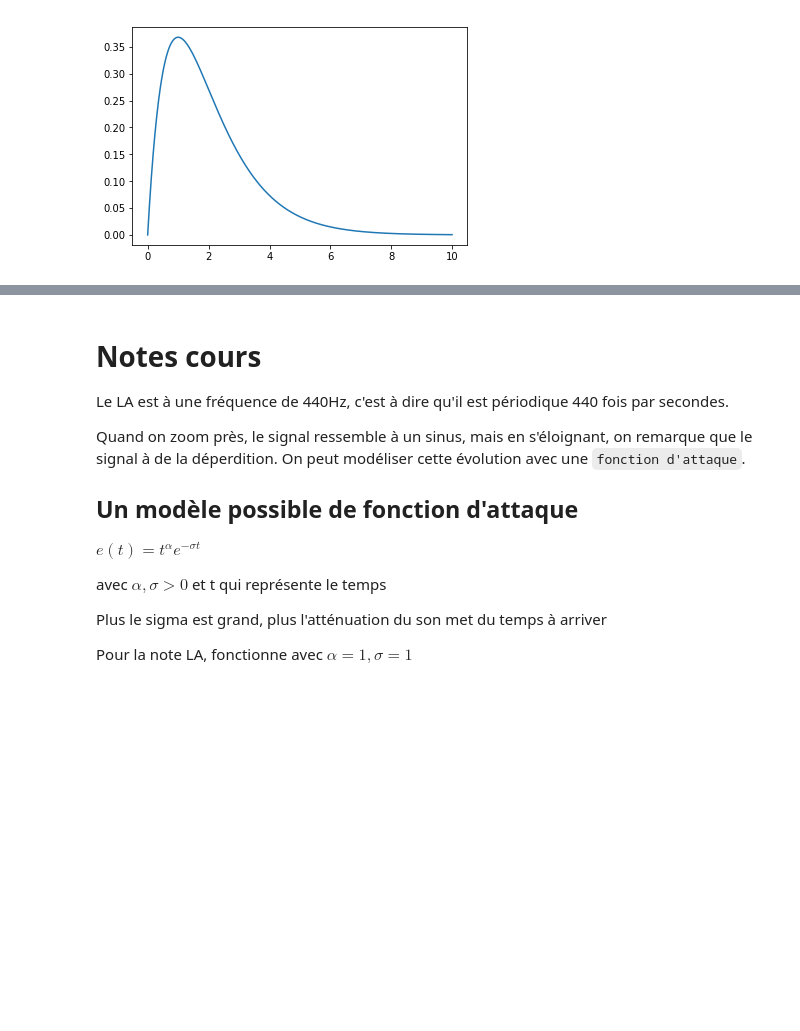
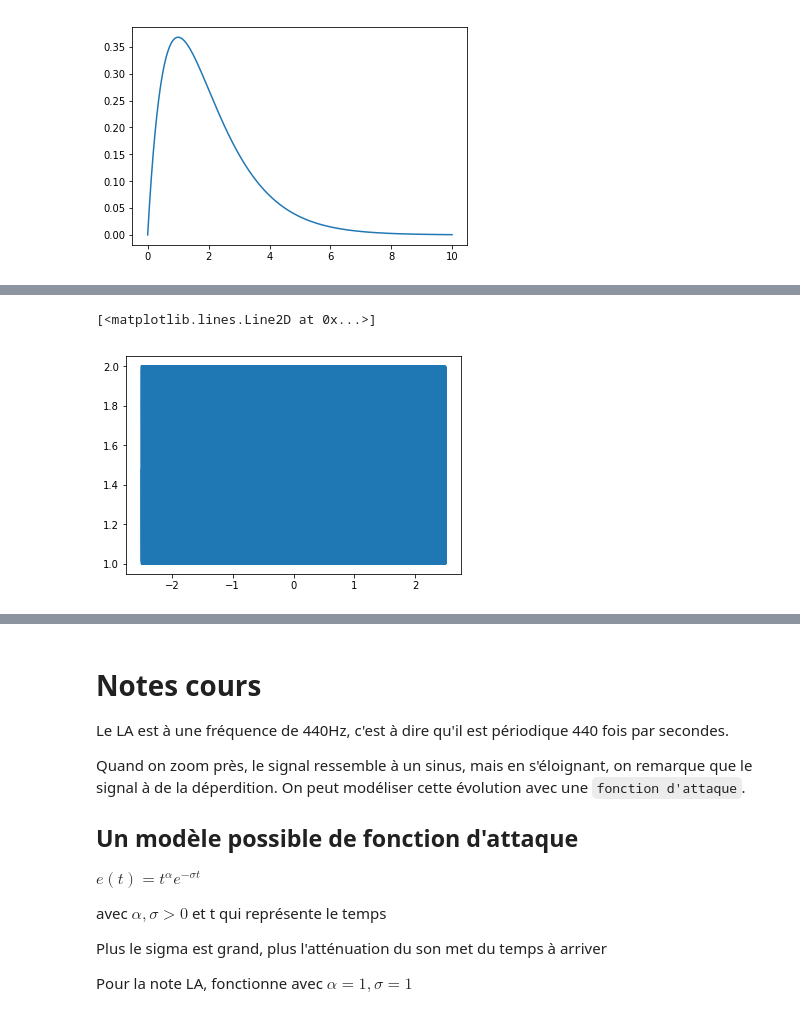
Before and after one commit to guillaume-haerinck/imac-tp-signal, a Jupyter notebook: tp-01/TPintro.ipynb, the cells around one changed output, grey strips where cells are left out. Saved outputs shown, nothing was run; the diff lists cells and outputs as text; code cells hidden in the pictures; blank space fills up the shorter version.

```diff
--- a/tp-01/TPintro.ipynb
+++ b/tp-01/TPintro.ipynb
@@ -318,0 +341,18 @@ SyntaxError: invalid syntax (<ipython-input-23-3042731917eb>, line 1)
+# %%
+import numpy as np
+import matplotlib.pyplot as plt
+from scipy.io import wavfile as wav
+
+Fs = 10000; # la fréquence d'échantillonnage (rate en anglais)
+Ts = 1 / Fs; # le pas d'échantillonnage
+t = np.arange(-2.5, 2.5, Ts)
+
+f0 = 440
+K = 1
+
+y = (np.cos(2 * np.pi * f0 * t)) ** 2 * K + 1
+
+plt.plot(t, y)
+# %% [output]
+[<matplotlib.lines.Line2D at 0x...>]
+[figure, added]
```
Also changed, not shown: parts of 24 cells of this notebook, 2 other files.
